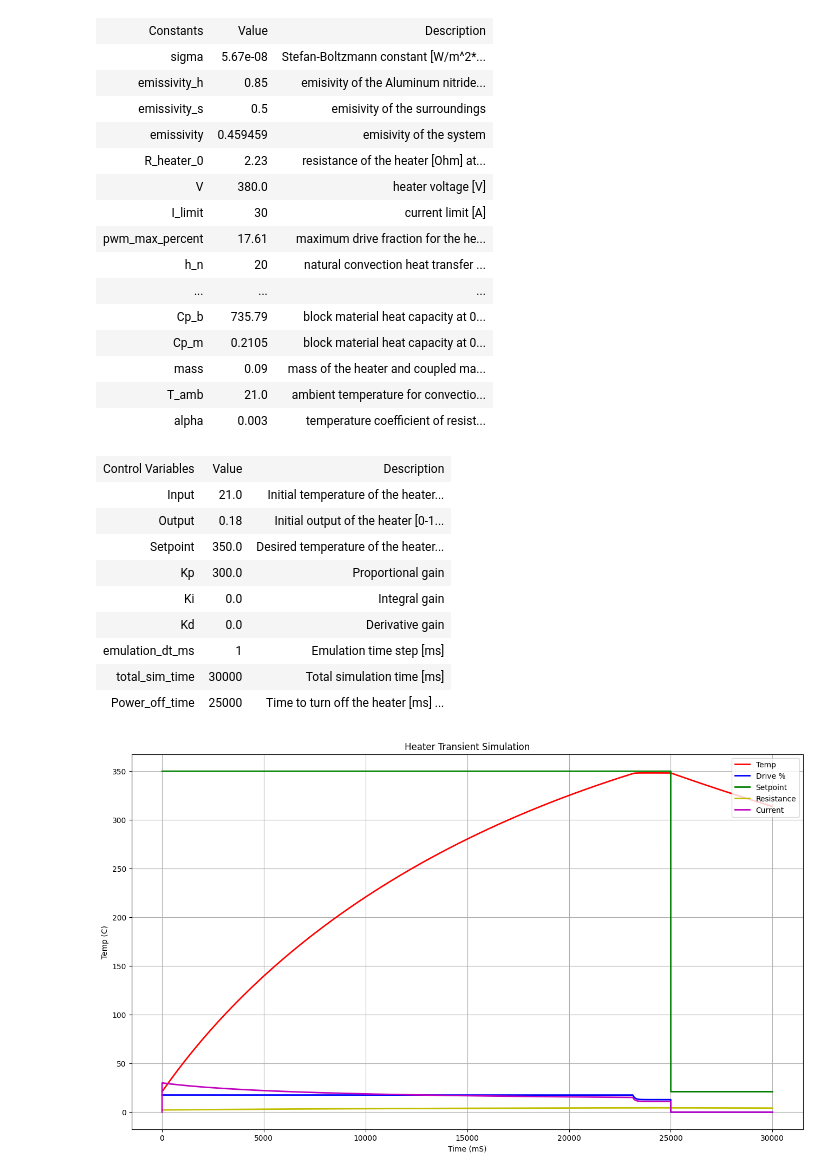
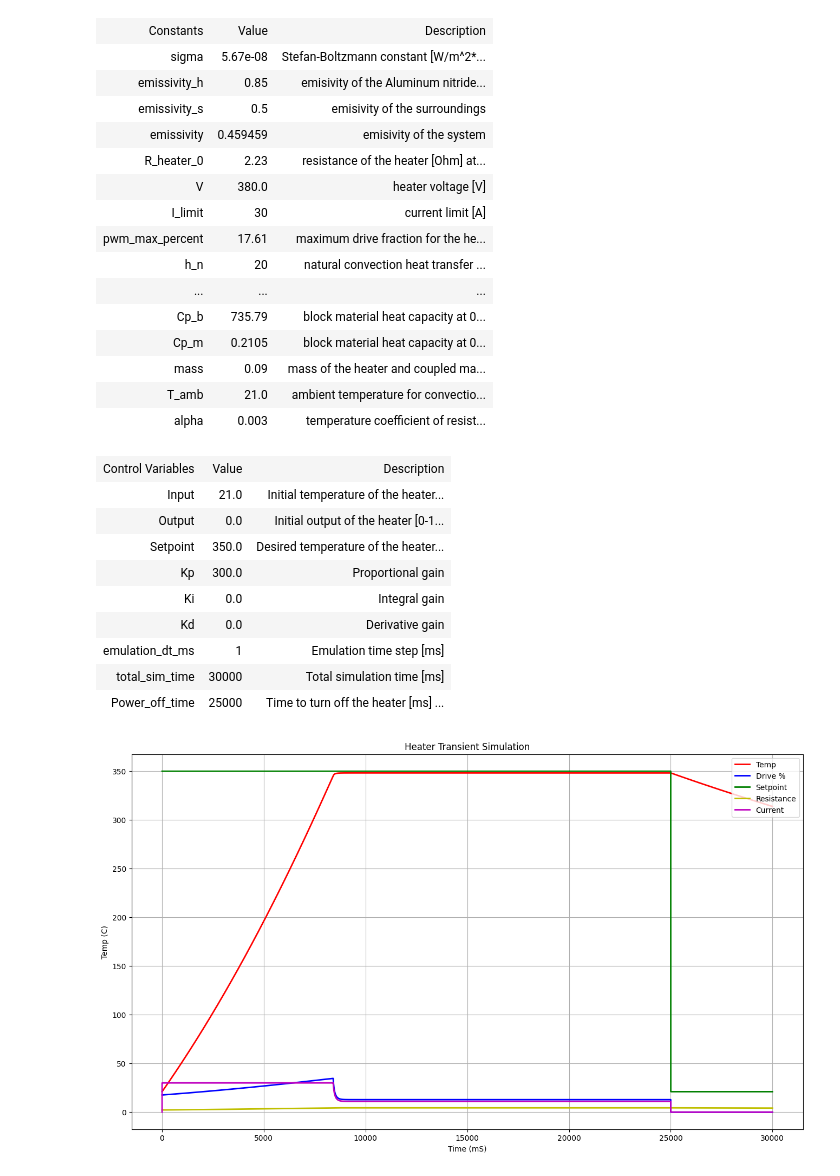
Before and after one commit to 3rd-Wave-Labs-LLC/Heater-Transient-Simulation, a Jupyter notebook: python/simulation.ipynb, the cells around one changed output. Drawn from its saved outputs; the diff is of its cells as text; code cells hidden in the pictures.

Commit message:
output scaling

```diff
--- a/python/simulation.ipynb
+++ b/python/simulation.ipynb
@@ -15,6 +15,7 @@ R_heater_0 = 2.23  # resistance of the heater [Ohm] at T_amb
 V = 380.0  # heater voltage [V]
 I_limit = 30  # current limit [A]
 pwm_max_percent = min(1, I_limit /(V / R_heater_0)) #calculate the maximum drive fraction for the heater based on the ratio of the V/R_heater_0 to the current limit but contrin it to 1
+pwm_max = 4095
 h_n = 20  # natural convection heat transfer coefficient [W/m^2*K]
 h_f = 3000  # forced cooling convection heat transfer coefficient [W/m^2*K]
 h = h_f
@@ -87,11 +88,11 @@ pid = PID(Input, Output, Setpoint, Kp, Ki, Kd, PID.DIRECT)
 
 # Main function
 def main():
-    global emulation_dt_ms, R_heater
+    global emulation_dt_ms, R_heater, pwm_max_percent
 
     pid.SetMode(PID.AUTOMATIC) # Set PID to automatic mode\
     pid.SetSampleTime(1)  # Sample time in seconds
-    pid.SetOutputLimits(0, pwm_max_percent*4095)
+    pid.SetOutputLimits(0, pwm_max_percent * pwm_max)
     h = h_n # Start with natural convection
     Input_Data = np.array([])
     Output_Data = np.array([])
@@ -106,12 +107,14 @@ def main():
         P_loss_c = h * A * (pid.Input - T_amb)  # Convection loss here only
         P_loss_r = sigma * A * emissivity * (pid.Input + 273.15) ** 4 # Radiation loss here only
         R_heater = R_heater_0 * (1 + alpha * (pid.Input - T_amb))  # Resistance of the heater
-        P_heater = V * V / R_heater * pid.Output / 4095  # Power to the heater
+        P_heater = V * V / R_heater * pid.Output / pwm_max  # Power to the heater
         mCP = mass * (Cp_b + ( Cp_m * pid.Input))  # heat capacity C [J/K], save some computation time
-        I_heater = V / R_heater * pid.Output / 4095
-        random_noise = 0 # (random.uniform(-2.5, 2.5) / 10) # set to 0 to fall out of a coconut tree
+        I_heater = V / R_heater * pid.Output / pwm_max
+        random_noise = 0 # (random.uniform(-2.5, 2.5) / 10) # set to 0 for no random noise
+        pwm_max_percent = min(1, I_limit /(V / R_heater))
+        pid.SetOutputLimits(0, pwm_max_percent * pwm_max)
 
-        pid.Input = pid.Input + (((pid.Output / 4095 * P_heater) - P_loss_c - P_loss_r) / mCP * emulation_dt_ms / 1000) + random_noise
+        pid.Input = pid.Input + (((pid.Output / pwm_max * P_heater) - P_loss_c - P_loss_r) / mCP * emulation_dt_ms / 1000) + random_noise
 
         pid.SetSampleTime(emulation_dt_ms)
         pid.Compute() # compute output and increment time counter by emulation_dt_ms
@@ -119,7 +122,7 @@ def main():
         current_time_ms = pid.time_counter_ms
 
         Input_Data = np.append(Input_Data, pid.Input)
-        Output_Data = np.append(Output_Data, (pid.Output / 4095) * 100)
+        Output_Data = np.append(Output_Data, (pid.Output / pwm_max) * 100)
         Setpoint_Data = np.append(Setpoint_Data, pid.Setpoint)
         Time_Data = np.append(Time_Data, current_time_ms)
         Resistance_Data = np.append(Resistance_Data, R_heater)
@@ -143,32 +146,32 @@ def main():
     plt.show()
 
 if __name__ == "__main__":
     main()
 # %% [output]
 | Constants | Value | Description |
 | sigma | 5.67e-08 | Stefan-Boltzmann constant [W/m^2*... |
 | emissivity_h | 0.85 | emisivity of the Aluminum nitride... |
 | emissivity_s | 0.5 | emisivity of the surroundings |
 | emissivity | 0.459459 | emisivity of the system |
 | R_heater_0 | 2.23 | resistance of the heater [Ohm] at... |
 | V | 380.0 | heater voltage [V] |
 | I_limit | 30 | current limit [A] |
 | pwm_max_percent | 17.61 | maximum drive fraction for the he... |
 | h_n | 20 | natural convection heat transfer ... |
 | ... | ... | ... |
 | Cp_b | 735.79 | block material heat capacity at 0... |
 | Cp_m | 0.2105 | block material heat capacity at 0... |
 | mass | 0.09 | mass of the heater and coupled ma... |
 | T_amb | 21.0 | ambient temperature for convectio... |
 | alpha | 0.003 | temperature coefficient of resist... |
 | Control Variables | Value | Description |
 | Input | 21.0 | Initial temperature of the heater... |
-| Output | 0.18 | Initial output of the heater [0-1... |
+| Output | 0.0 | Initial output of the heater [0-1... |
 | Setpoint | 350.0 | Desired temperature of the heater... |
 | Kp | 300.0 | Proportional gain |
 | Ki | 0.0 | Integral gain |
 | Kd | 0.0 | Derivative gain |
 | emulation_dt_ms | 1 | Emulation time step [ms] |
 | total_sim_time | 30000 | Total simulation time [ms] |
 | Power_off_time | 25000 | Time to turn off the heater [ms] ... |
-[figure, old version]
+[figure, new version]
```
Also changed, not shown: 4 other files.
